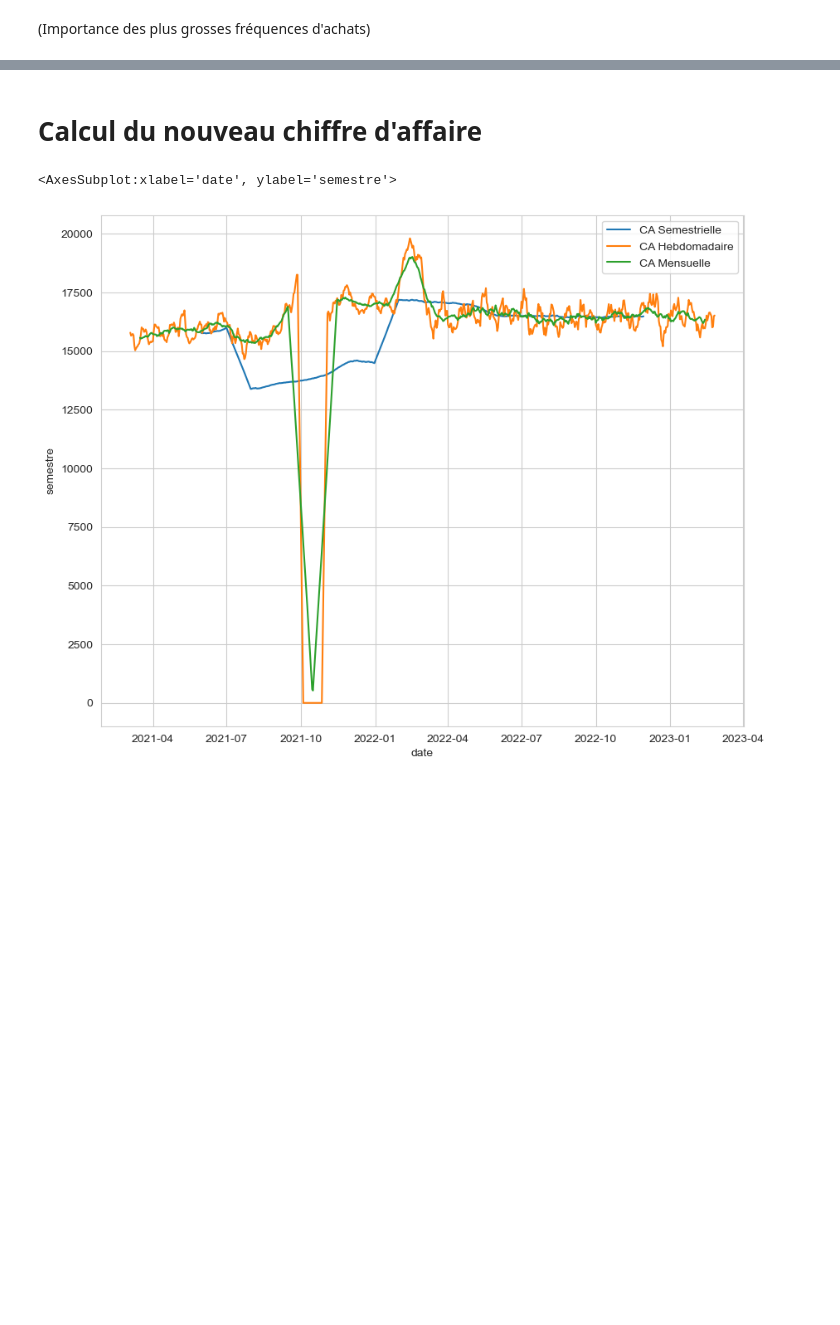
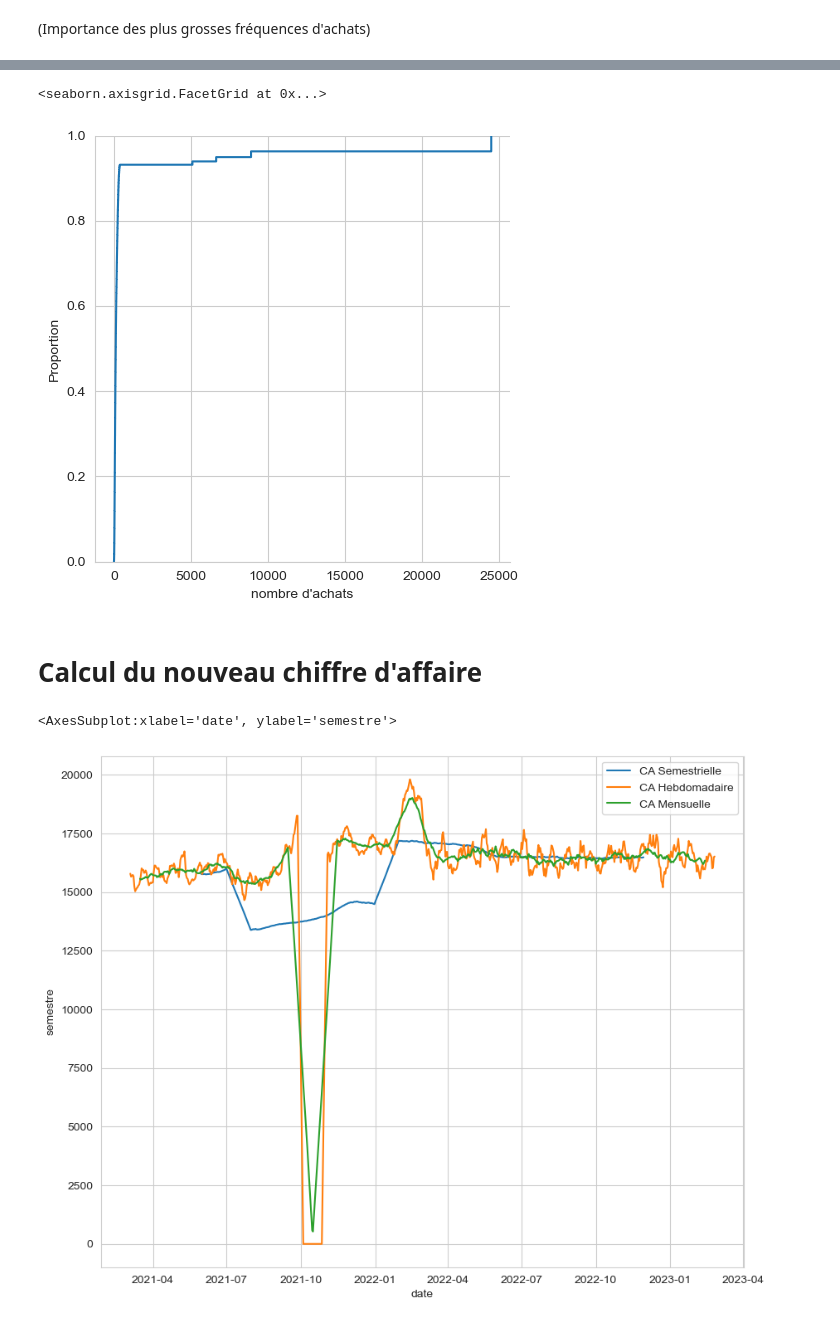
Before and after one commit to Sumoka14/Projet-n-6, a Jupyter notebook: Projet n°6.ipynb, the cells around one changed output, grey strips where cells are left out. Saved outputs shown, nothing was run; the diff lists cells and outputs as text; code cells hidden in the pictures; blank space fills up the shorter version.

```diff
--- a/Projet n°6.ipynb
+++ b/Projet n°6.ipynb
@@ -404,2 +429,6 @@ count    658450.000000      658450.000000
 # %% [markdown]
 (Importance des plus grosses fréquences d'achats)
+# %%
+print(tableTotale.sort_values(by='date'))
+sns.displot(tableTotale.sort_values(by='nombre d\'achats'), x="nombre d\'achats", kind="ecdf")
+# %% [output]
@@ -406,3 +452,5 @@ count    658450.000000      658450.000000
+<seaborn.axisgrid.FacetGrid at 0x...>
+[figure, added]
 # %% [markdown]
 # Calcul du nouveau chiffre d'affaire
 # %%
```
Also changed, not shown: parts of 6 cells of this notebook.
